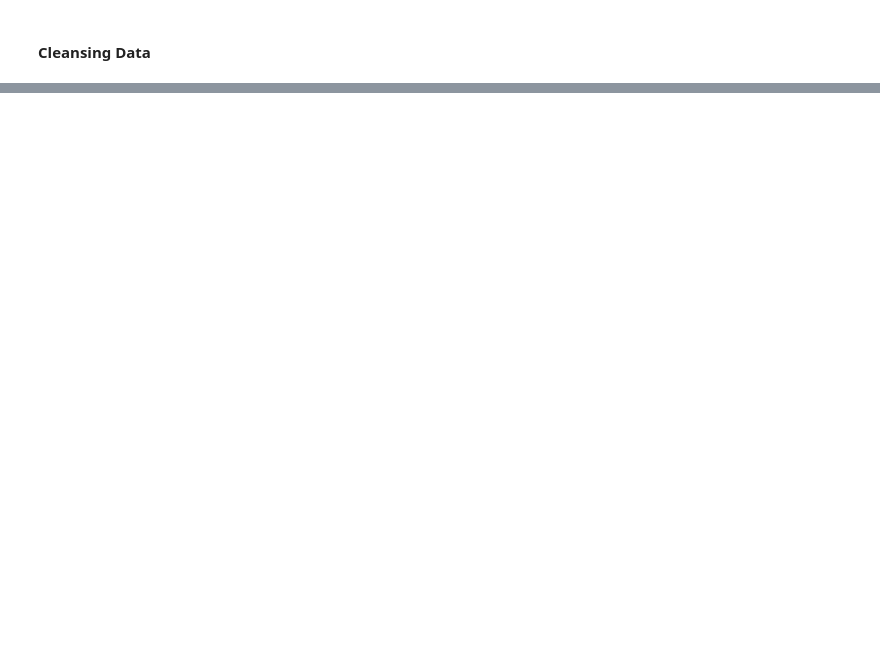
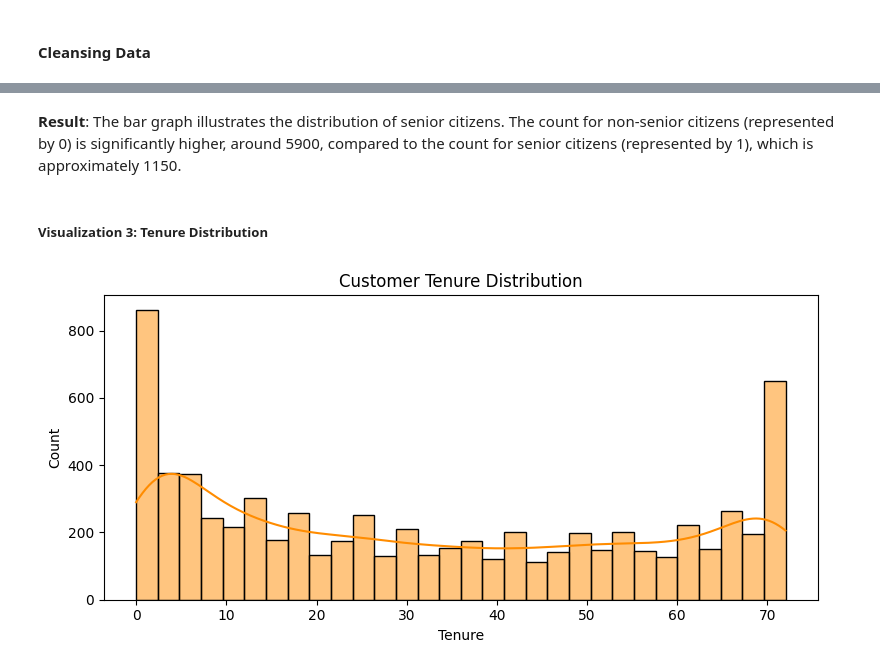
Before and after one commit to Meanhor/Telecom-Customer-Churn, a Jupyter notebook: telecom-churn-visualize.ipynb, the cells around one changed output, grey strips where cells are left out. Cells and saved outputs as stored; diff of their text form; code cells hidden in the pictures; blank space fills up the shorter version.

```diff
--- a/telecom-churn-visualize.ipynb
+++ b/telecom-churn-visualize.ipynb
@@ -61,0 +161,15 @@ Name: count, dtype: int64
+# %% [markdown]
+**Result**: The bar graph illustrates the distribution of senior citizens. The count for non-senior citizens (represented by 0) is significantly higher, around 5900, compared to the count for senior citizens (represented by 1), which is approximately 1150.
+# %% [markdown]
+##### **Visualization 3: Tenure Distribution**
+# %%
+def plot_tenure_distribution(df):
+    plt.figure(figsize=(8, 4))
+    sns.histplot(data=df, x="Tenure", bins=30, kde=True, color="#FF8C00")  # Deep orange
+    plt.title("Customer Tenure Distribution")
+    plt.tight_layout()
+    plt.show()
+
+plot_tenure_distribution(df)
+# %% [output]
+[figure, added]
```
Also changed, not shown: parts of 49 cells of this notebook.
